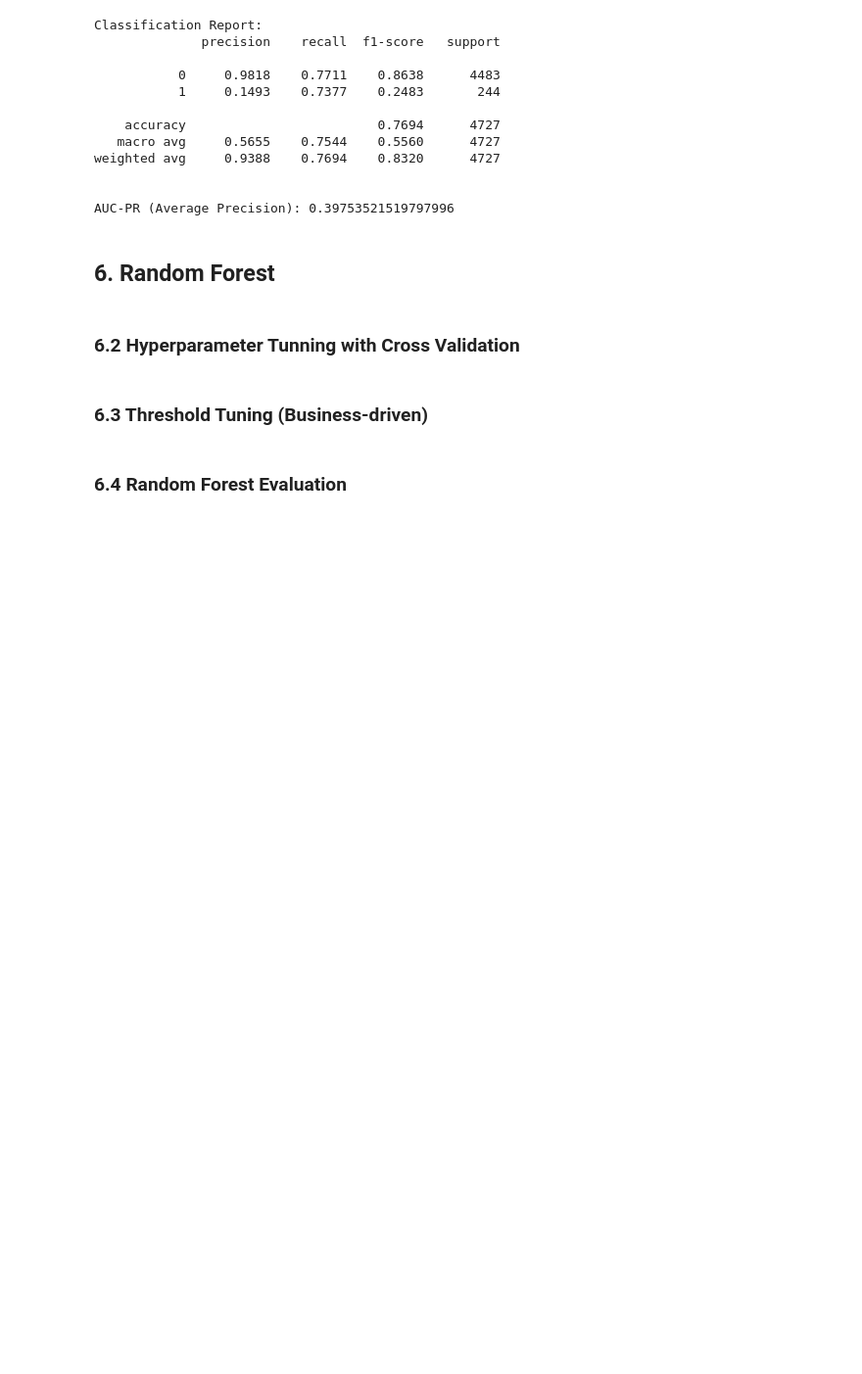
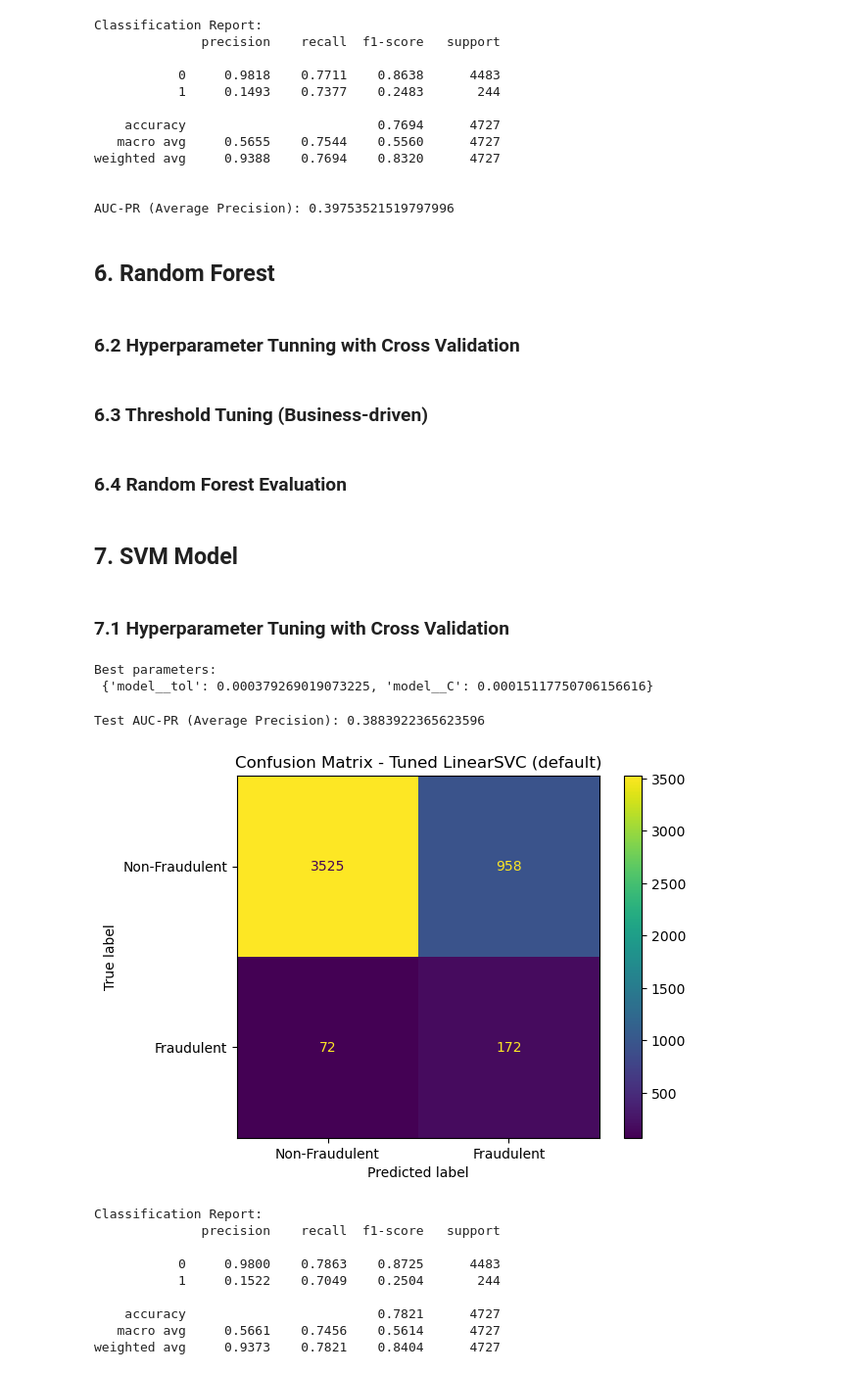
Before and after one commit to monikagolab/Fraud-Detection-Model, a Jupyter notebook: fraud_detection.ipynb, the cells around one changed output. Shown at 98% size. Drawn from its saved outputs; the diff is of its cells as text; code cells hidden in the pictures; blank space fills up the shorter version.

```diff
--- a/fraud_detection.ipynb
+++ b/fraud_detection.ipynb
@@ -21,7 +25,7 @@ from sklearn.metrics import (ConfusionMatrixDisplay,
 ## 1. Data Loading and Preview
 # %%
 # Load the dataset
-df = pd.read_csv("dataset.csv")
+df = pd.read_csv("dataecom.csv")
 
 # Define the target column
 target = "Is Fraudulent"
@@ -367,3 +371,5 @@ print("\nClassification Report:")
 print(classification_report(y_test, rf_pred_custom, digits=4))
 
 print("\nTest AUC-PR (Average Precision):", average_precision_score(y_test, rf_proba))
+# %% [markdown]
+## 7. SVM Model
@@ -369,0 +406,65 @@ print("\nTest AUC-PR (Average Precision):", average_precision_score(y_test, rf_p
+# %% [markdown]
+### 7.1 Hyperparameter Tuning with Cross Validation
+# %%
+# Hyperparameter space (fast + sensible for LinearSVC)
+param_dist_svm = {
+    "model__C": np.logspace(-4, 3, 40),
+    "model__tol": np.logspace(-5, -2, 20),
+}
+
+cv = StratifiedKFold(n_splits=5, shuffle=True, random_state=42)
+
+svm_search = RandomizedSearchCV(
+    estimator=svm_pipe,
+    param_distributions=param_dist_svm,
+    n_iter=30,
+    scoring="average_precision",
+    cv=cv,
+    random_state=42,
+    n_jobs=-1,
+    verbose=0,
+    refit=True
+)
+
+
+svm_search.fit(X_train, y_train)
+best_svm = svm_search.best_estimator_
+print("Best parameters:\n", svm_search.best_params_)
+# %% [output]
+Best parameters:
+ {'model__tol': 0.000379269019073225, 'model__C': 0.00015117750706156616}
+# %%
+# -----------------------------
+# Predict probabilities + choose a threshold (like your RF section)
+# -----------------------------
+
+svm_pipe.fit(X_train, y_train)
+
+# --- Evaluate on test (default decision threshold via predict) ---
+y_pred = best_svm.predict(X_test)
+
+# For AUC-PR on test, use decision_function (LinearSVC has no predict_proba)
+test_scores = best_svm.decision_function(X_test)
+print("Test AUC-PR (Average Precision):", average_precision_score(y_test, test_scores))
+
+disp = ConfusionMatrixDisplay.from_predictions(
+    y_test, y_pred,
+    display_labels=["Non-Fraudulent", "Fraudulent"]
+)
+disp.ax_.set_title("Confusion Matrix - Tuned LinearSVC (default)")
+plt.show()
+
+print("\nClassification Report:")
+print(classification_report(y_test, y_pred, digits=4))
+# %% [output]
+Test AUC-PR (Average Precision): 0.3883922365623596
+[figure, added]
+Classification Report:
+              precision    recall  f1-score   support
+
+           0     0.9800    0.7863    0.8725      4483
+           1     0.1522    0.7049    0.2504       244
+
+    accuracy                         0.7821      4727
+   macro avg     0.5661    0.7456    0.5614      4727
+weighted avg     0.9373    0.7821    0.8404      4727
```
Also changed, not shown: parts of 3 cells of this notebook.
